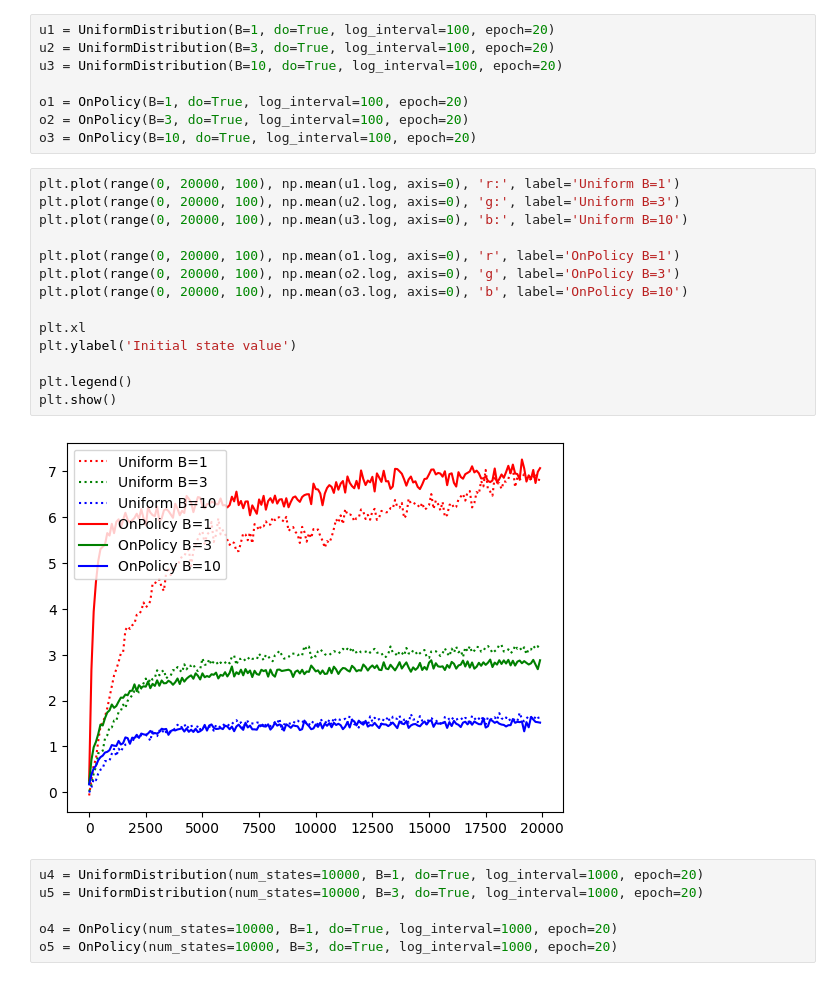
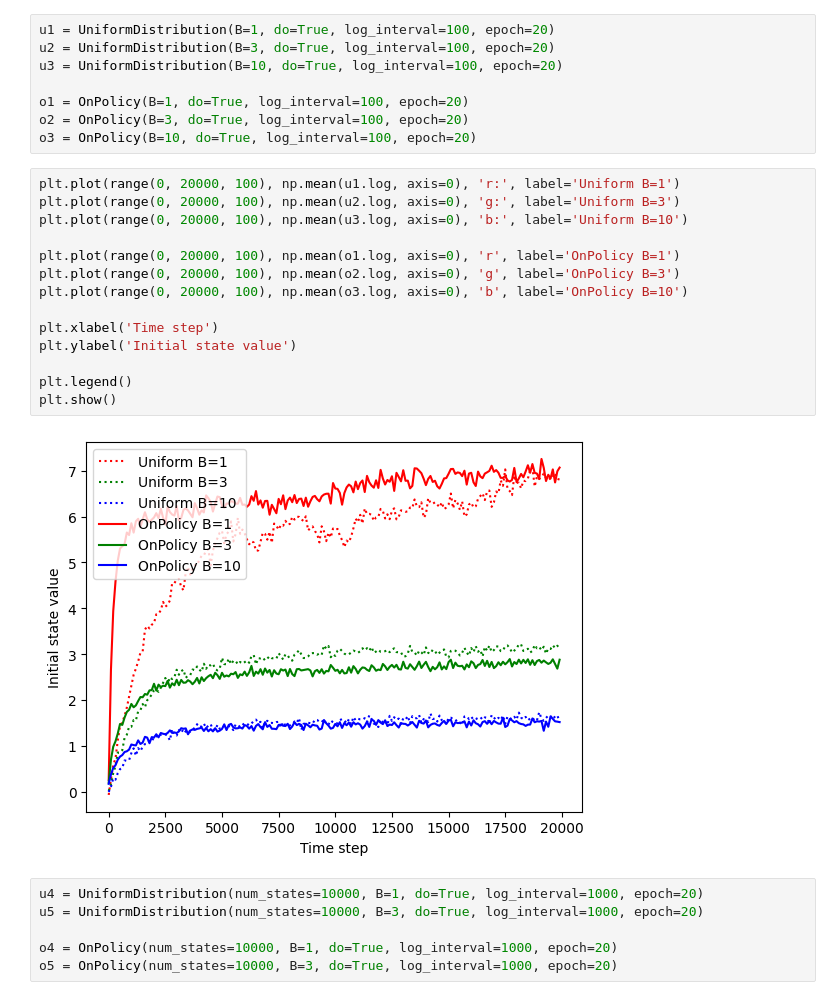
Before and after one commit to Greathoney/fundamental_RL_code, a Jupyter notebook: ch8/exercise8-8.ipynb, the cells around one changed output. Cells and saved outputs as stored; diff of their text form.

```diff
--- a/ch8/exercise8-8.ipynb
+++ b/ch8/exercise8-8.ipynb
@@ -158,19 +157,19 @@ o3 = OnPolicy(B=10, do=True, log_interval=100, epoch=20)
 # %%
 plt.plot(range(0, 20000, 100), np.mean(u1.log, axis=0), 'r:', label='Uniform B=1')
 plt.plot(range(0, 20000, 100), np.mean(u2.log, axis=0), 'g:', label='Uniform B=3')
 plt.plot(range(0, 20000, 100), np.mean(u3.log, axis=0), 'b:', label='Uniform B=10')
 
 plt.plot(range(0, 20000, 100), np.mean(o1.log, axis=0), 'r', label='OnPolicy B=1')
 plt.plot(range(0, 20000, 100), np.mean(o2.log, axis=0), 'g', label='OnPolicy B=3')
 plt.plot(range(0, 20000, 100), np.mean(o3.log, axis=0), 'b', label='OnPolicy B=10')
 
-plt.xl
+plt.xlabel('Time step')
 plt.ylabel('Initial state value')
 
 plt.legend()
 plt.show()
 # %% [output]
-[figure, old version]
+[figure, new version]
 # %%
 u4 = UniformDistribution(num_states=10000, B=1, do=True, log_interval=1000, epoch=20)
 u5 = UniformDistribution(num_states=10000, B=3, do=True, log_interval=1000, epoch=20)
```
Also changed, not shown: parts of 2 cells of this notebook.
